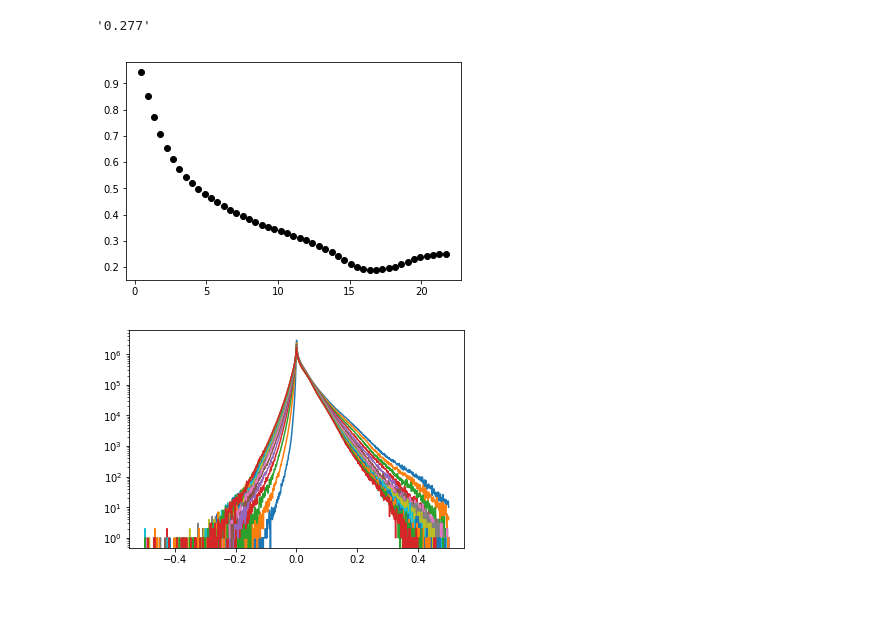
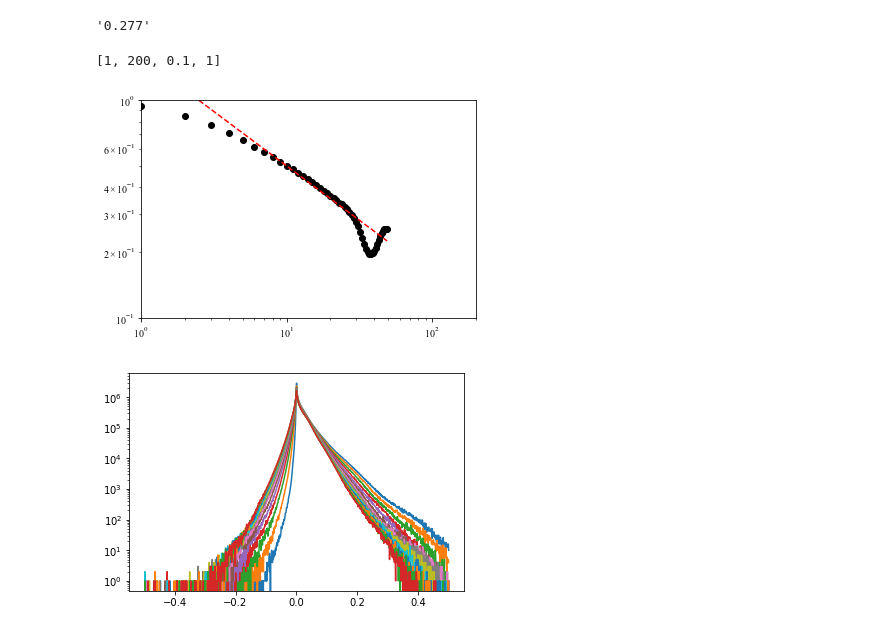
Before and after one commit to PerrardCodes/stephane, a Jupyter notebook: piv3d/Randomjets64_20181106_1_spectrum_increments.ipynb, the cells around one changed output. Drawn from its saved outputs; the diff is of its cells as text; code cells hidden in the pictures; blank space fills up the shorter version.

```diff
--- a/piv3d/Randomjets64_20181106_1_spectrum_increments.ipynb
+++ b/piv3d/Randomjets64_20181106_1_spectrum_increments.ipynb
@@ -35,10 +35,10 @@ if sys.platform=='win32':
 if sys.platform=='linux':
     base = '/media/stephane/DATA'
 if sys.platform=='darwin':
-    base = '/Volumes'
+    base = '/Volumes/Diderot/DATA_MSC_Jamin/'
 
 date = '20181106'
-folder = base+'/Experimental_data/Turbulence3d/'+date+'/'
+folder = base+'/Turbulence3d/'+date+'/'
 ext = '.cine'
 l=glob.glob(folder+'*'+ext)
 for i,name in enumerate(l):
@@ -106,7 +106,6 @@ print(cinefile)
 /media/stephane/DATA/Experimental_data/Turbulence3d/20181106/20181106_2_PIV3d_nikon50mm_64pumps_random16_fps40k_Pump30Hz_f1kHz_A1600mV_line5.hdf5
 /media/stephane/DATA/Experimental_data/Turbulence3d/20181106/PIV3d_nikon50mm_64pumps_random16_fps40k_Pump30Hz_f1kHz_A1600mV_line5.cine
 # %%
-Data = h5pylea.h5py_in_Data(h5pylea.ouverture_fichier(filename)) #ouvrir un data à partir d'un hdf5 existant
-
+#Data = h5pylea.h5py_in_Data(h5pylea.ouverture_fichier(filename)) #ouvrir un data à partir d'un hdf5 existant
 Data = ldata.Data(cinefile,paramfile,spec=cinefile,date = date)
 # %% [output]
@@ -187,5 +185,5 @@ ff.shape
 # %%
 v = lvolume.Volume(Data)
 # %%
-v = v.volume()
+v = v.volume(nb_im=200)
 # %% [output]
@@ -394,0 +428,15 @@ Invalid limit will be ignored.
+# %%
+Vs = np.asarray(Vs)
+
+blist = np.arange(1,30)
+blist = blist*piv.m['overlap']*float(m.data.param.fx)
+plt.plot(blist,V3,'ko')
+
+b0 = 4.5
+alpha = 2./3
+
+plt.plot(blist,-blist*4/5*epsilon*10**-3)
+#plt.loglog(blist,0.25*(blist/b0)**alpha,'r--')
+#plt.axis([0,150,-0.3,0])
+
+fig = graphes.legende('$r$ (mm)','$<(\delta u)^3>$','')
@@ -398,21 +448,19 @@ m.data.param.fx
 # %% [output]
 '0.277'
 # %%
-n = len(blist)
-fx = 0.0277
-overlap = 16
-blist = np.arange(1,50)
-blist = blist*overlap*fx
-plt.plot(blist,1-Vs**2/2,'ko')
+#blist = np.arange(1,50)
+#blist = blist*overlap*fx
+plt.loglog(blist,1-Vs/2,'ko')
 
 b0 = 10
-alpha = -0.8
-#plt.plot(blist,0.5*(blist/b0)**alpha,'r--')
-#plt.axis([1,30,0.2,1])
+alpha = -0.5
+plt.loglog(blist,0.5*(blist/b0)**alpha,'r--')
+plt.axis([1,200,0.1,1])
 #plt.axis([0,25,0,0.3])
 #    plt.semilogy(-x,n,'r')
 # %% [output]
+[1, 200, 0.1, 1]
-[figure, old version]
+[figure, new version]
 # %%
 for b in range(1,15):
     V = fluc[...,30:,0]*fluc[...,30-b:-b,0]
```
Also changed, not shown: parts of 16 cells of this notebook, 6 other files.
